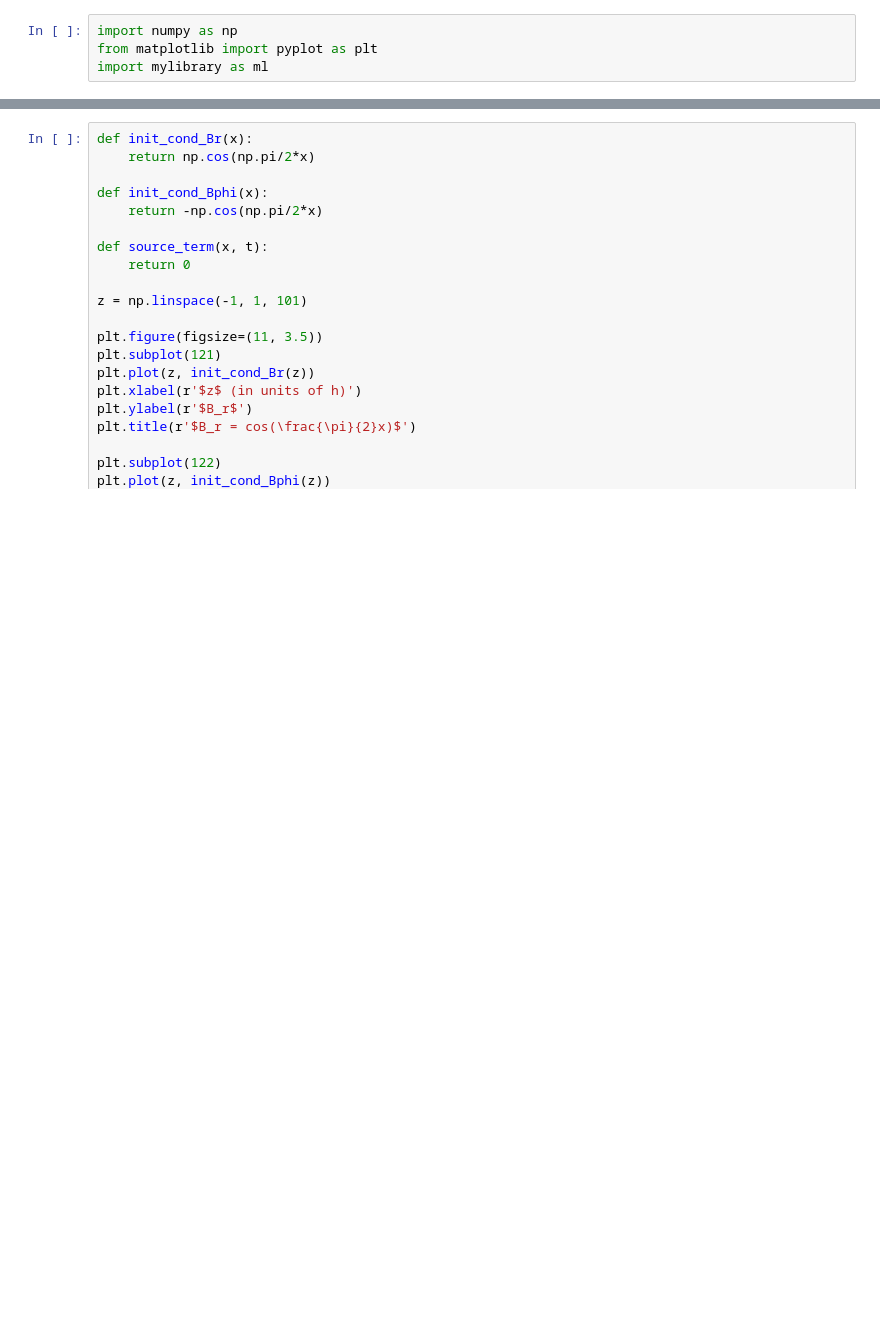
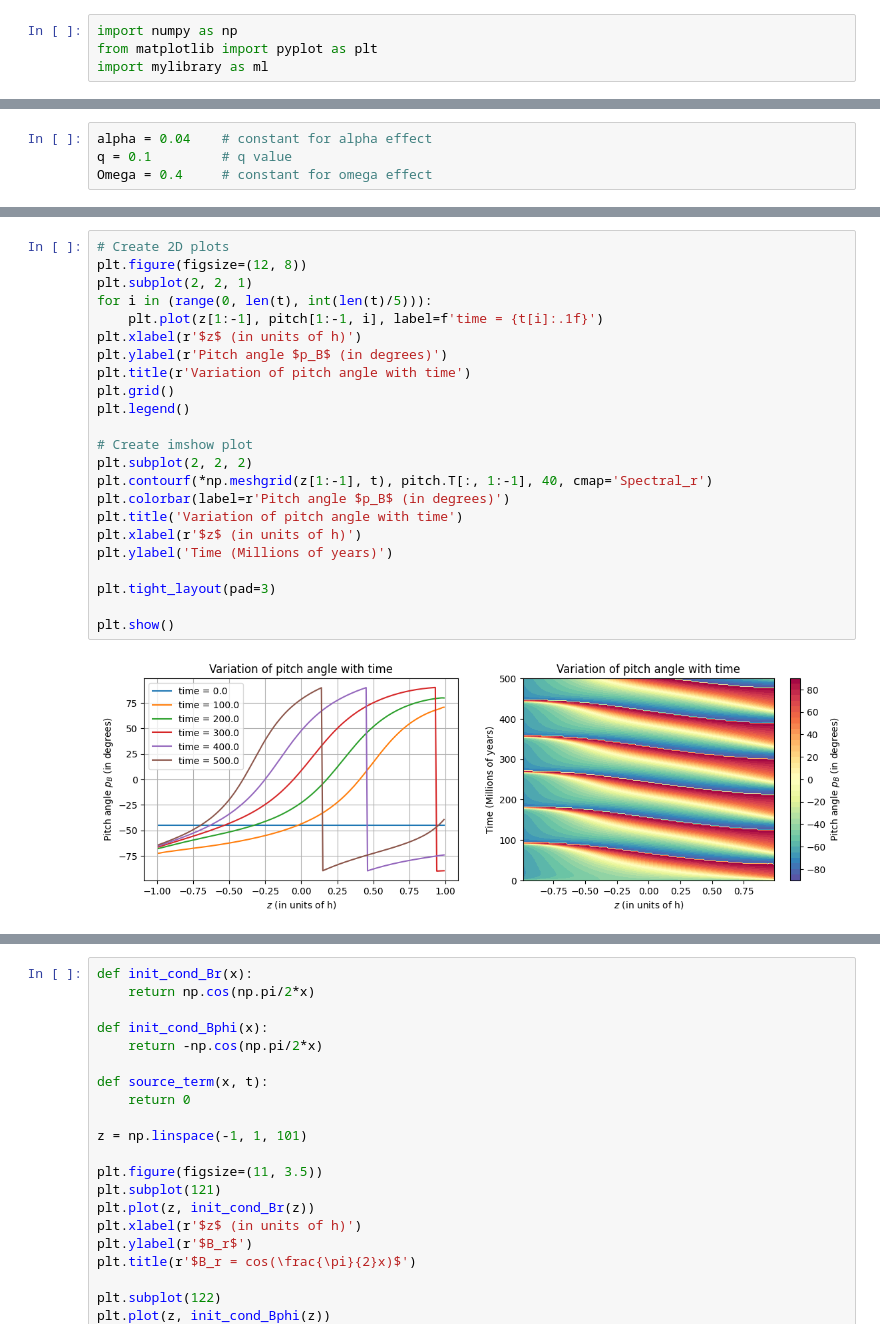
Before and after one commit to ratuldas6/P464_Galactic_Dynamo_Project, a Jupyter notebook: Task 2.ipynb, the cells around one changed output, grey strips where cells are left out. Drawn from its saved outputs; the diff is of its cells as text; blank space fills up the shorter version.

```diff
--- a/Task 2.ipynb
+++ b/Task 2.ipynb
@@ -8,0 +17,4 @@ We proceed for this case by setting D as 1
+# %%
+alpha = 0.04    # constant for alpha effect
+q = 0.1         # q value
+Omega = 0.4     # constant for omega effect
@@ -8,0 +157,25 @@ We proceed for this case by setting D as 1
+# %%
+# Create 2D plots
+plt.figure(figsize=(12, 8))
+plt.subplot(2, 2, 1)
+for i in (range(0, len(t), int(len(t)/5))):
+    plt.plot(z[1:-1], pitch[1:-1, i], label=f'time = {t[i]:.1f}')
+plt.xlabel(r'$z$ (in units of h)')
+plt.ylabel(r'Pitch angle $p_B$ (in degrees)')
+plt.title(r'Variation of pitch angle with time')
+plt.grid()
+plt.legend()
+
+# Create imshow plot
+plt.subplot(2, 2, 2)
+plt.contourf(*np.meshgrid(z[1:-1], t), pitch.T[:, 1:-1], 40, cmap='Spectral_r')
+plt.colorbar(label=r'Pitch angle $p_B$ (in degrees)')
+plt.title('Variation of pitch angle with time')
+plt.xlabel(r'$z$ (in units of h)')
+plt.ylabel('Time (Millions of years)')
+
+plt.tight_layout(pad=3)
+
+plt.show()
+# %% [output]
+[figure, added]
```
Also changed, not shown: parts of 31 cells of this notebook.
